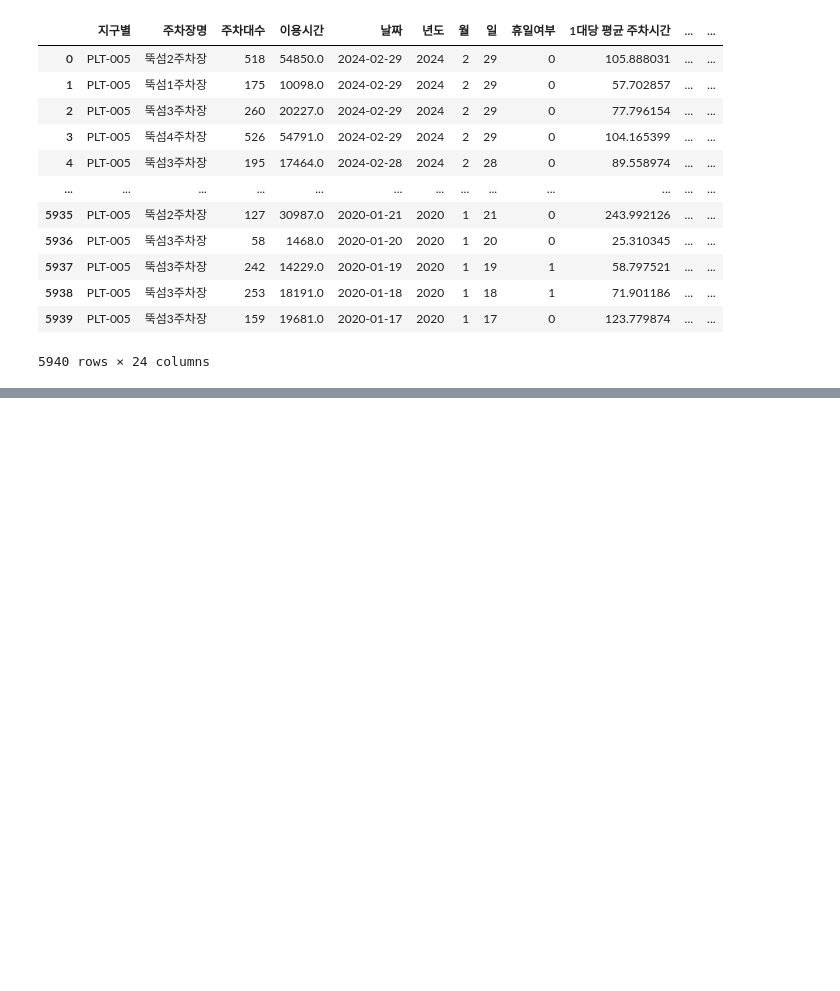
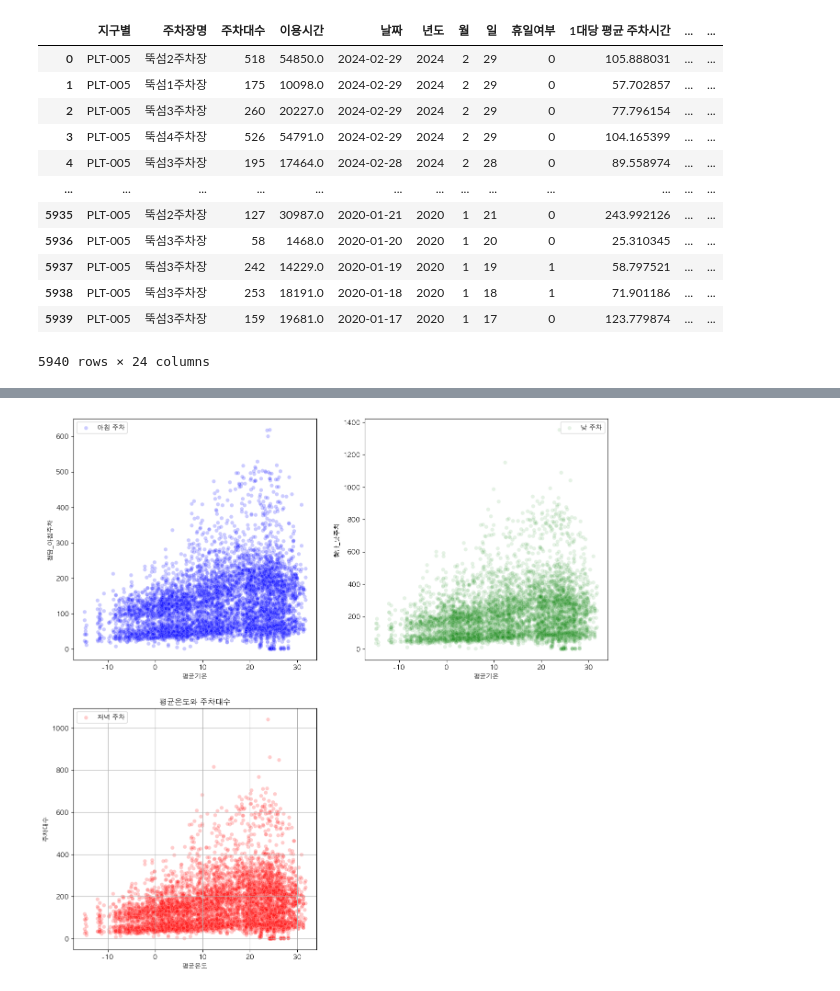
Before and after one commit to terryhyuk/HanGang_Mate, a Jupyter notebook: Python/DataAnalysis/seob/뚝섬2회차..ipynb, the cells around one changed output, grey strips where cells are left out. Drawn from its saved outputs; the diff is of its cells as text; code cells hidden in the pictures; blank space fills up the shorter version.

```diff
--- a/Python/DataAnalysis/seob/뚝섬2회차..ipynb
+++ b/Python/DataAnalysis/seob/뚝섬2회차..ipynb
@@ -1160,0 +1243,16 @@ df_final['영동_아침이용'] = df_final['이용시간']
+# %%
+fig = plt.figure(figsize=(15,15))
+ax1= fig.add_subplot(2,2,1)
+ax2 = fig.add_subplot(2,2,2)
+ax3 = fig.add_subplot(2,2,3)
+sns.scatterplot(x='평균기온', y='청담_아침주차', data=df_C,color='blue', label='아침 주차', alpha=0.2, ax=ax1)
+sns.scatterplot(x='평균기온', y='청담_낮주차', data=df_C,color='green', label='낮 주차', alpha=0.1, ax=ax2)
+sns.scatterplot(x='평균기온', y='청담_저녁주차',data=df_C,color='red', label='저녁 주차', alpha=0.2, ax=ax3)
+plt.title('평균온도와 주차대수')
+plt.xlabel('평균온도')
+plt.ylabel('주차대수')
+plt.legend()
+plt.grid(True)
+plt.show()
+# %% [output]
+[figure, added]
```
Also changed, not shown: parts of 40 cells of this notebook.
